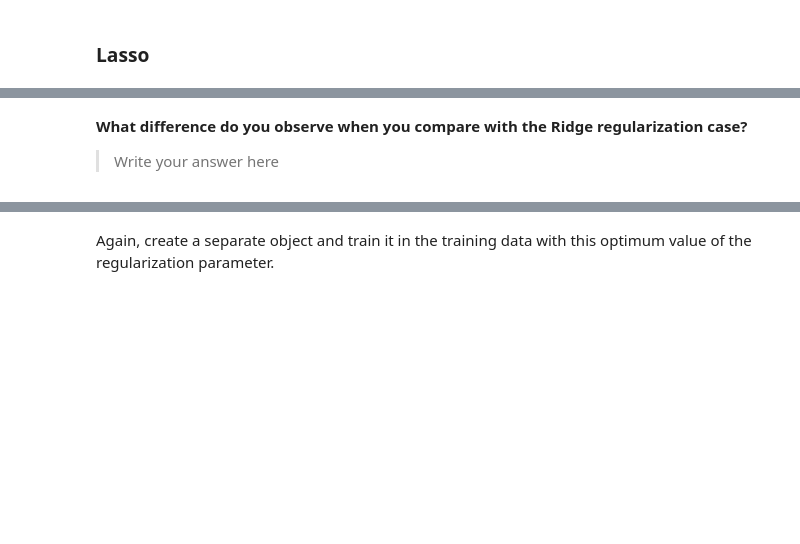
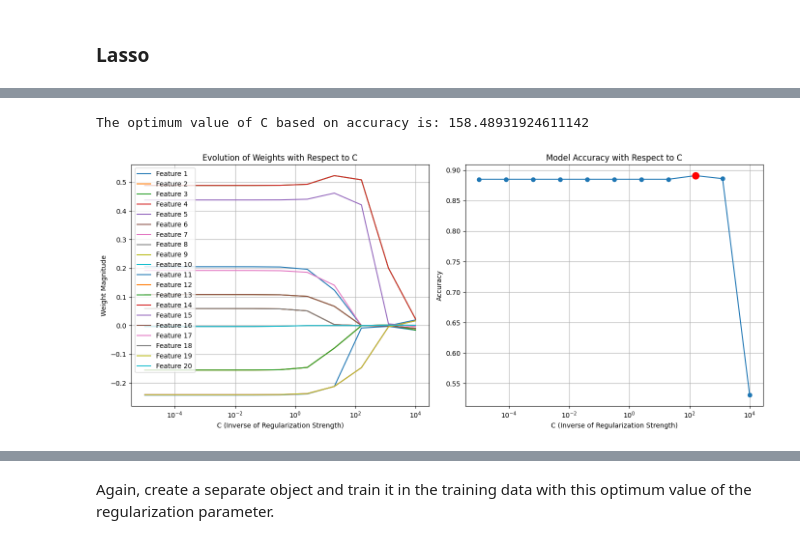
Before and after one commit to ICAI-IMAT-ML/p2-5-Jandres321, a Jupyter notebook: notebook/Lab2_5_LogisticRegression_and_regularization.ipynb, the cells around one changed output, grey strips where cells are left out. Cells and saved outputs as stored; diff of their text form; code cells hidden in the pictures; blank space fills up the shorter version.

```diff
--- a/notebook/Lab2_5_LogisticRegression_and_regularization.ipynb
+++ b/notebook/Lab2_5_LogisticRegression_and_regularization.ipynb
@@ -373,10 +372,10 @@ plt.show()
 # %%
 # We will perform regularization for different values of the regularization parameter
-# TODO: Create an array (C_values) that contains 11 values distributed in log-scale, covering from 10^(-5) to 10^4
+# Create an array (C_values) that contains 11 values distributed in log-scale, covering from 10^(-5) to 10^4
 pow_min = -5
 pow_max = 4  # In this case we maintain here a 4 instead of a 5 s.a. in the Ridge example
 
-C_values = None # Vector of \lambda (regularization parameters)
+C_values = np.logspace(pow_min, pow_max, num=11)  # Vector of \lambda (regularization parameters)
 weights_evolution = []  # To store the final weights for each C
 accuracies = []
 # %% [markdown]
@@ -405,39 +406,39 @@ for C in C_values:
 plt.figure(figsize=(14, 6))
 
 plt.subplot(1, 2, 1)
 for feature_index in range(len(weights_evolution[0])):
     weight_trajectory = [weights[feature_index] for weights in weights_evolution]
     plt.plot(C_values, weight_trajectory, label=f'Feature {feature_index + 1}')
 plt.xscale('log')
 plt.xlabel('C (Inverse of Regularization Strength)')
 plt.ylabel('Weight Magnitude')
 plt.title('Evolution of Weights with Respect to C')
 plt.legend(loc='best')
 plt.grid(True)
 
-# TODO: Find the maximum accuracy
-max_accuracy = None
+# Find the maximum accuracy
+max_accuracy = max(accuracies)
 
-# TODO: Filter the C values that correspond to the maximum accuracy
-optimum_C_values = None
+# Filter the C values that correspond to the maximum accuracy
+optimum_C_values = [C_values[i] for i, accuracy in enumerate(accuracies) if accuracy == max_accuracy]
 
-# TODO: Select the maximum C from those that yield the highest accuracy
-optimum_C = None
+# Select the maximum C from those that yield the highest accuracy
+optimum_C = max(optimum_C_values)
 
 print(f"The optimum value of C based on accuracy is: {optimum_C}")
 
 # Plotting accuracy as a function of C
 plt.subplot(1, 2, 2)
 plt.plot(C_values, accuracies, marker='o', linestyle='-')
 plt.plot(optimum_C, max_accuracy, 'ro', markersize=10, label='Optimum C')
 plt.xscale('log')
 plt.xlabel('C (Inverse of Regularization Strength)')
 plt.ylabel('Accuracy')
 plt.title('Model Accuracy with Respect to C')
 plt.grid(True)
 
 plt.tight_layout()
 plt.show()
+# %% [output]
+The optimum value of C based on accuracy is: 158.48931924611142
+[figure, added]
-# %% [markdown]
-**What difference do you observe when you compare with the Ridge regularization case?**
-> Write your answer here
```
Also changed, not shown: parts of 26 cells of this notebook.
